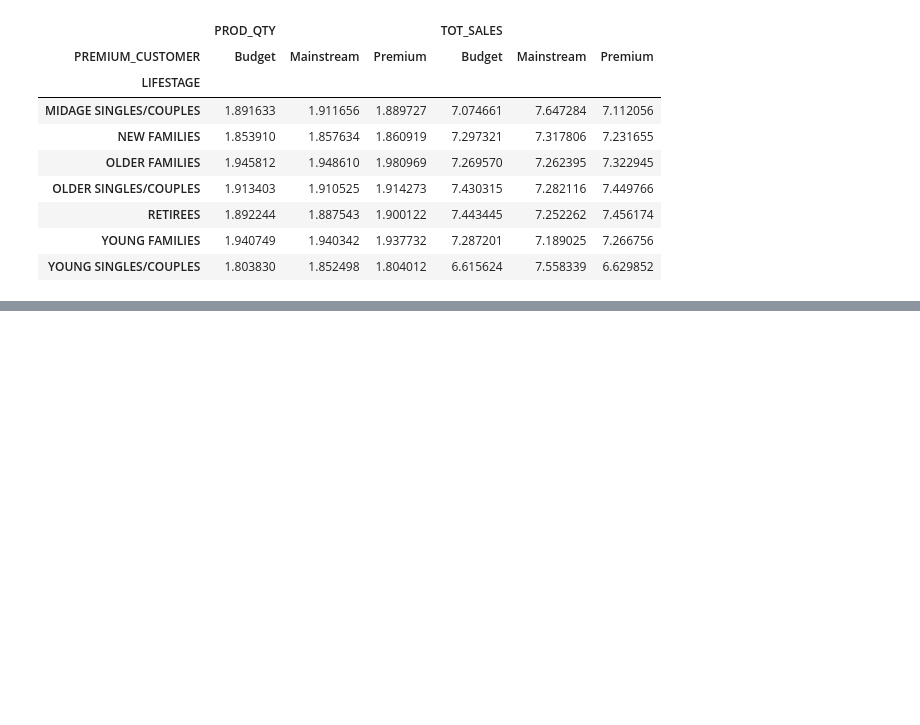
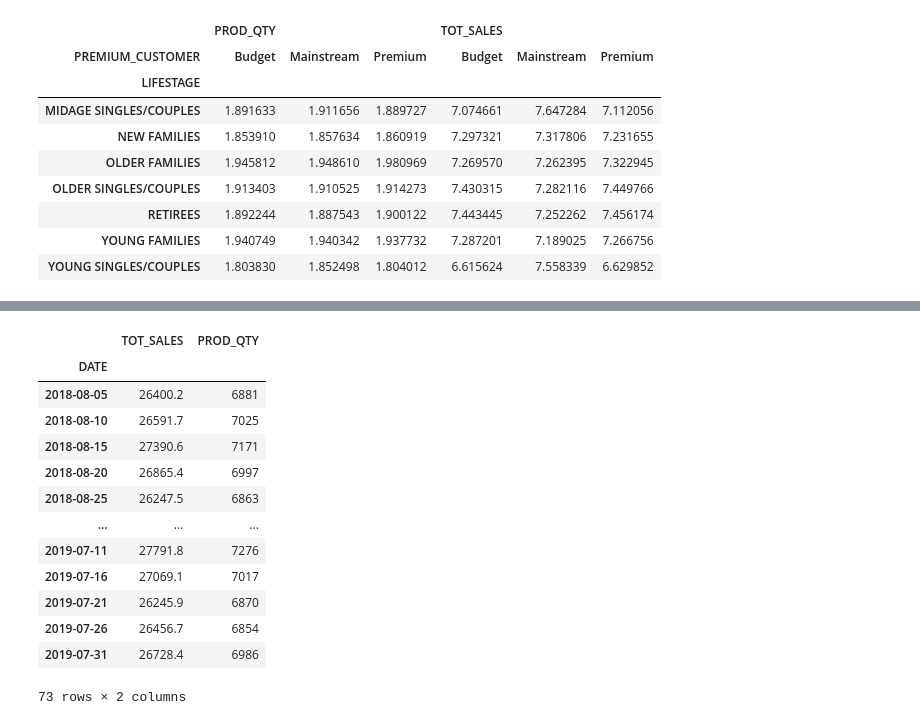
Before and after one commit to AzadiGathui/zindua-python-data-analysis, a Jupyter notebook: wk2_pandas/d5_groupby_d6_time_functionality.ipynb, the cells around one changed output, grey strips where cells are left out. Cells and saved outputs as stored; diff of their text form; code cells hidden in the pictures; blank space fills up the shorter version.

```diff
--- a/wk2_pandas/d5_groupby.ipynb
+++ b/wk2_pandas/d5_groupby_d6_time_functionality.ipynb
@@ -257,0 +345,2 @@ pd.pivot_table(full_df, values=['TOT_SALES','PROD_QTY'], index='LIFESTAGE',colum
+# %%
+df1['DATE'] = df1['DATE'] + pd.Timedelta(5, 'w')
@@ -257,0 +376,2 @@ pd.pivot_table(full_df, values=['TOT_SALES','PROD_QTY'], index='LIFESTAGE',colum
+# %%
+df1['Day_Name'] = df1['DATE'].dt.day_name()
@@ -257,0 +410,3 @@ pd.pivot_table(full_df, values=['TOT_SALES','PROD_QTY'], index='LIFESTAGE',colum
+# %%
+sales_df = df1[['DATE','TOT_SALES','PROD_QTY']]
+sales_df.head()
@@ -257,0 +433,2 @@ pd.pivot_table(full_df, values=['TOT_SALES','PROD_QTY'], index='LIFESTAGE',colum
+# %%
+sales_df.set_index("DATE", inplace=True)
@@ -257,0 +457,17 @@ pd.pivot_table(full_df, values=['TOT_SALES','PROD_QTY'], index='LIFESTAGE',colum
+# %%
+sales_df.resample('5d').sum()
+# %% [output]
+|  | TOT_SALES | PROD_QTY |
+| DATE |  |  |
+| 2018-08-05 | 26400.2 | 6881 |
+| 2018-08-10 | 26591.7 | 7025 |
+| 2018-08-15 | 27390.6 | 7171 |
+| 2018-08-20 | 26865.4 | 6997 |
+| 2018-08-25 | 26247.5 | 6863 |
+| ... | ... | ... |
+| 2019-07-11 | 27791.8 | 7276 |
+| 2019-07-16 | 27069.1 | 7017 |
+| 2019-07-21 | 26245.9 | 6870 |
+| 2019-07-26 | 26456.7 | 6854 |
+| 2019-07-31 | 26728.4 | 6986 |
+73 rows × 2 columns
```
Also changed, not shown: parts of 23 cells of this notebook, 5 other files.
